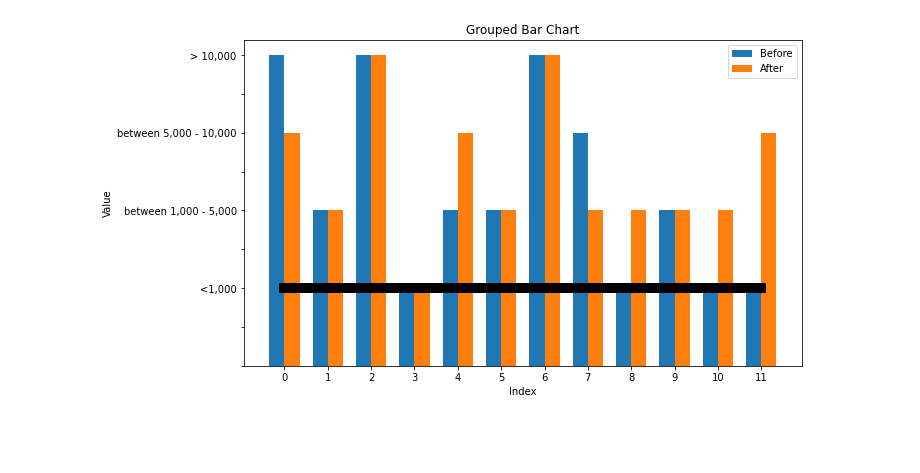
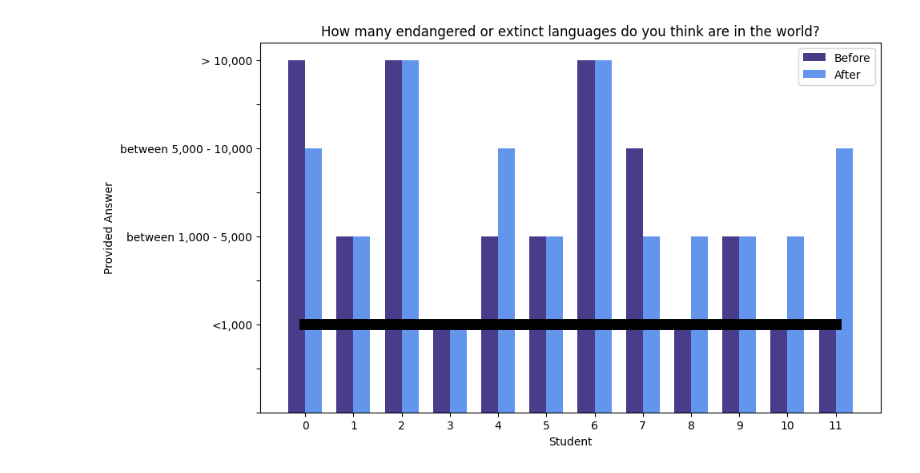
Before and after one commit to gcwarren/LanguageStatusVisualizationProject, a Jupyter notebook: ipynb_files/data_impact_analysis.ipynb, the cells around one changed output. Drawn from its saved outputs; the diff is of its cells as text; code cells hidden in the pictures; blank space fills up the shorter version.

```diff
--- a/ipynb_files/data_impact_analysis.ipynb
+++ b/ipynb_files/data_impact_analysis.ipynb
@@ -79,38 +87,38 @@ a2 = a.replace(value_mapping)
 b2 = b.replace(value_mapping)
 
 # Create the figure and axes
 fig, ax = plt.subplots(figsize=(10, 6))
 
 # Define the x-axis positions
-x = np.arange(len(a))
+x = np.arange(len(a2))
 
 # Define the width of each bar
 width = 0.35
 
 # Plot the bars for 'a'
-ax.bar(x - width/2, a2, width, label='Before')
+ax.bar(x - width/2, a2, width, label='Before', color='darkslateblue')
 
 # Plot the bars for 'b'
-ax.bar(x + width/2, b2, width, label='After')
+ax.bar(x + width/2, b2, width, label='After', color='cornflowerblue')
 
 # Add labels, title, and legend
-ax.set_xlabel('Index')
+ax.set_xlabel('Student')
 # ax.set_yticks(ticks = [1, 2, 3, 4], labels = ['<1,000', 'between 1,000 - 5,000', 'between 5,000 - 10,000', '> 10,000'])
 
 # ax.set_yticks([1, 2, 3, 4]) #my line: will move ticks up but doesn't change order or limits
 ax.set_yticklabels(['', '', '<1,000', '', 'between 1,000 - 5,000', '', 'between 5,000 - 10,000', '', '> 10,000']) #my line
-ax.set_ylabel('Value')
-ax.set_title('Grouped Bar Chart')
+ax.set_ylabel('Provided Answer')
+ax.set_title('How many endangered or extinct languages do you think are in the world?')
 ax.set_xticks(x)
 ax.set_xticklabels(x)
 ax.legend()
 
 #make horizontal line at y=1
 plt.plot(range(0, 12), [1]*12, color='black', linewidth=10)
 
 # Show the plot
 plt.show()
 # plt.hist(b, bins=10, alpha=0.5, label='After', ax=axs[1])
 # %% [output]
-[figure, old version]
+[figure, new version]
 # %%
```
Also changed, not shown: parts of 7 cells of this notebook.
